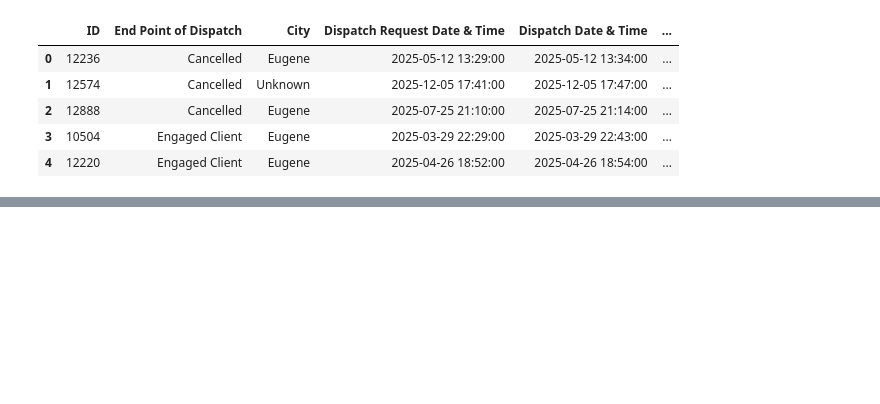
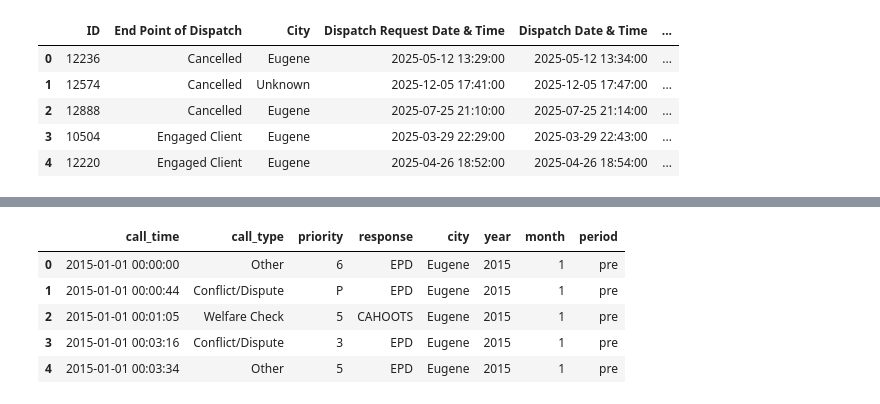
Before and after one commit to sophiafling/cahoots-impact-eugene, a Jupyter notebook: data_cleaning/data_prep.ipynb, the cells around one changed output, grey strips where cells are left out. Saved outputs shown, nothing was run; the diff lists cells and outputs as text; code cells hidden in the pictures; blank space fills up the shorter version.

```diff
--- a/data_cleaning/data_prep.ipynb
+++ b/data_cleaning/data_prep.ipynb
@@ -159,3 +148,6 @@ combined.head()
 # %%
 # save to csv
 combined.to_csv("combined_calls_data.csv", index=False)
+# %%
+#import Springfield
+springfield_raw = pd.read_excel("2015-2025 SPD Calls for Service.xlsx", sheet_name=None)
@@ -161,0 +173,24 @@ combined.to_csv("combined_calls_data.csv", index=False)
+# %%
+springfield_calls = springfield_calls[[
+    "final_call_type",
+    "priority",
+    "call_creation_time",
+    "year"
+]]
+
+springfield_calls["call_creation_time"] = pd.to_datetime(springfield_calls["call_creation_time"])
+springfield_calls["month"] = (springfield_calls["call_creation_time"].dt.month)
+
+shutdown_date = pd.Timestamp("2025-04-05")
+springfield_calls["period"] = springfield_calls["call_creation_time"].apply(
+    lambda x: "post" if x >= shutdown_date else "pre"
+)
+
+
+springfield_calls["city"] = "Springfield"
+
+springfield_calls = springfield_calls.rename(columns={
+    "call_creation_time": "call_time",
+    "final_call_type": "call_type"
+})
+springfield_calls["call_type"] = springfield_calls["call_type"].apply(recode_call_type)
@@ -161,0 +206,22 @@ combined.to_csv("combined_calls_data.csv", index=False)
+# %%
+# combine Eugene CAD with Springfield
+cad_clean["city"] = "Eugene"
+combined_springfield = pd.concat([cad_clean, springfield_calls], ignore_index=True)
+
+# add time variables
+combined_springfield["year"] = combined_springfield["call_time"].dt.year
+combined_springfield["month"] = combined_springfield["call_time"].dt.month
+
+# add period variable
+shutdown_date = pd.Timestamp("2025-04-05")
+
+combined_springfield["period"] = np.where(combined_springfield["call_time"] < shutdown_date, "pre", "post")
+
+combined_springfield.head()
+# %% [output]
+|  | call_time | call_type | priority | response | city | year | month | period |
+| 0 | 2015-01-01 00:00:00 | Other | 6 | EPD | Eugene | 2015 | 1 | pre |
+| 1 | 2015-01-01 00:00:44 | Conflict/Dispute | P | EPD | Eugene | 2015 | 1 | pre |
+| 2 | 2015-01-01 00:01:05 | Welfare Check | 5 | CAHOOTS | Eugene | 2015 | 1 | pre |
+| 3 | 2015-01-01 00:03:16 | Conflict/Dispute | 3 | EPD | Eugene | 2015 | 1 | pre |
+| 4 | 2015-01-01 00:03:34 | Other | 5 | EPD | Eugene | 2015 | 1 | pre |
```
Also changed, not shown: parts of 9 cells of this notebook.
